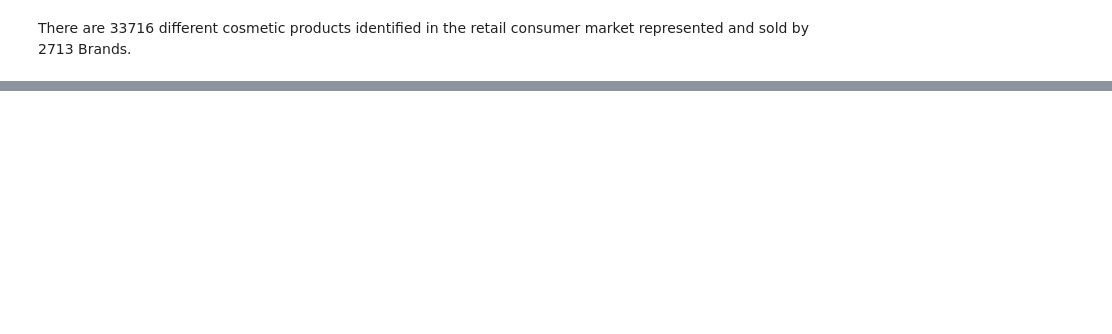
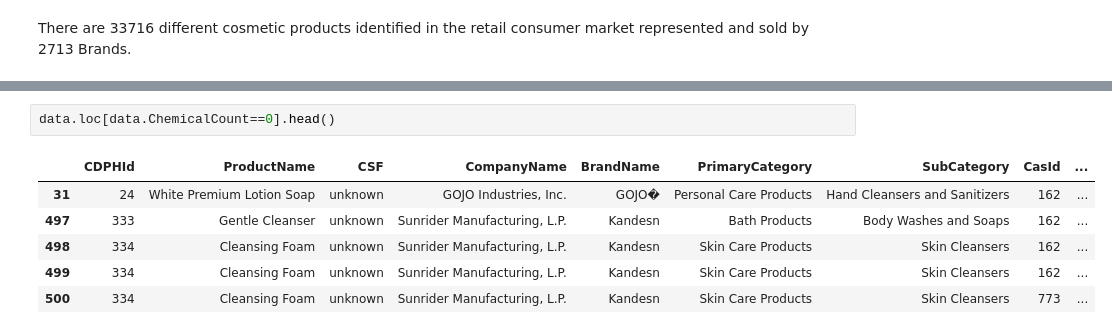
Before and after one commit to fabioladulla/Chemicals-in-Cosmetics, a Jupyter notebook: notebooks/chemicals_in_cosmetics.ipynb, the cells around one changed output, grey strips where cells are left out. Saved outputs shown, nothing was run; the diff lists cells and outputs as text; blank space fills up the shorter version.

```diff
--- a/notebooks/chemicals_in_cosmetics.ipynb
+++ b/notebooks/chemicals_in_cosmetics.ipynb
@@ -348,0 +466,9 @@ plt.show()
+# %%
+data.loc[data.ChemicalCount==0].head()
+# %% [output]
+|  | CDPHId | ProductName | CSF | CompanyName | BrandName | PrimaryCategory | SubCategory | CasId | ... |
+| 31 | 24 | White Premium Lotion Soap | unknown | GOJO Industries, Inc. | GOJO� | Personal Care Products | Hand Cleansers and Sanitizers | 162 | ... |
+| 497 | 333 | Gentle Cleanser | unknown | Sunrider Manufacturing, L.P. | Kandesn | Bath Products | Body Washes and Soaps | 162 | ... |
+| 498 | 334 | Cleansing Foam | unknown | Sunrider Manufacturing, L.P. | Kandesn | Skin Care Products | Skin Cleansers | 162 | ... |
+| 499 | 334 | Cleansing Foam | unknown | Sunrider Manufacturing, L.P. | Kandesn | Skin Care Products | Skin Cleansers | 162 | ... |
+| 500 | 334 | Cleansing Foam | unknown | Sunrider Manufacturing, L.P. | Kandesn | Skin Care Products | Skin Cleansers | 773 | ... |
```
Also changed, not shown: parts of 47 cells of this notebook, 7 other files.
